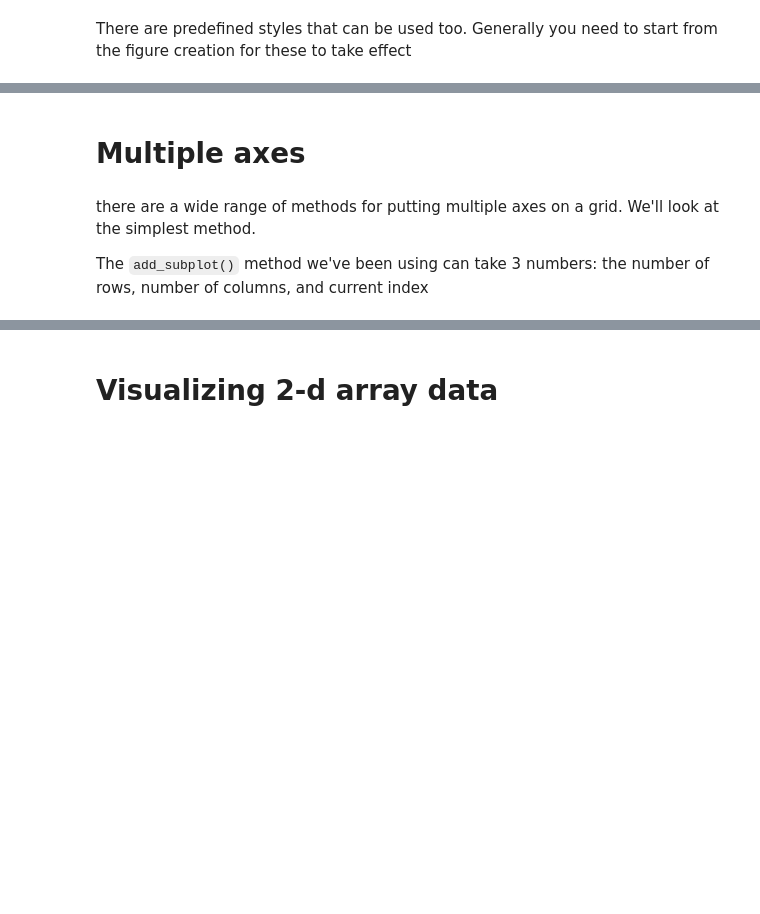
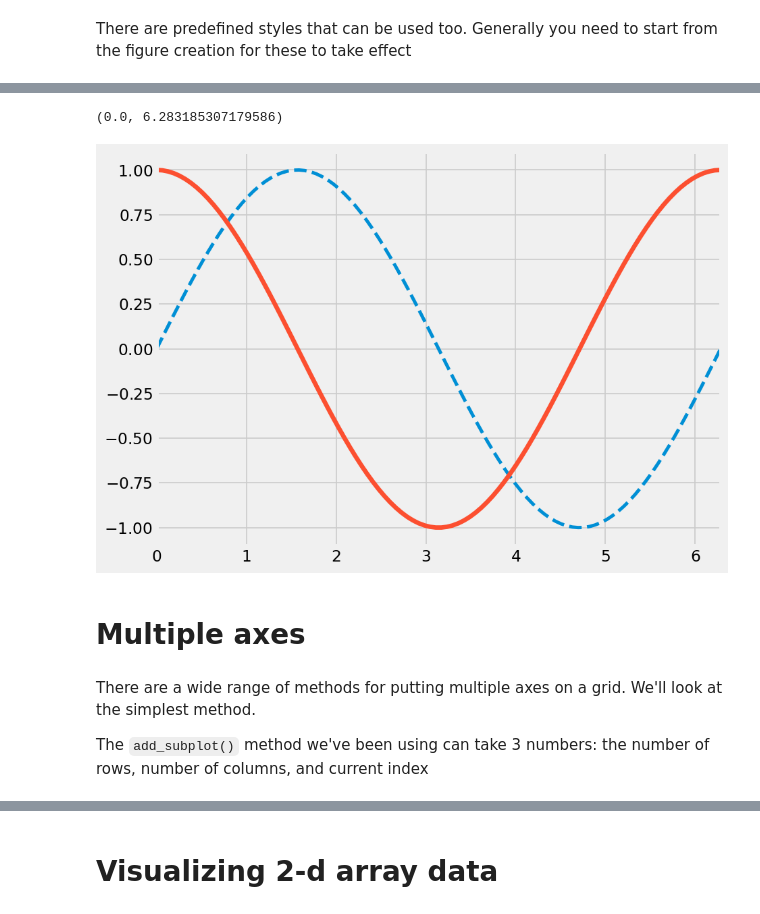
Before and after one commit to sbu-phy-ast-reu/reu-python-tutorial, a Jupyter notebook: content/04-python-matplotlib/matplotlib-basics.ipynb, the cells around one changed output, grey strips where cells are left out. Drawn from its saved outputs; the diff is of its cells as text; code cells hidden in the pictures; blank space fills up the shorter version.

```diff
--- a/content/04-python-matplotlib/matplotlib-basics.ipynb
+++ b/content/04-python-matplotlib/matplotlib-basics.ipynb
@@ -128,17 +139,20 @@ print(plt.style.available)
 # %%
-plt.style.use("seaborn-darkgrid")
+plt.style.use("fivethirtyeight")
 
 fig = plt.figure()
 ax = fig.add_subplot(111)
 ax.plot(x, np.sin(x), linestyle="--", linewidth=3.0)
 ax.plot(x, np.cos(x), linestyle="-")
 ax.set_xlim(0.0, 2.0*np.pi)
+# %% [output]
+(0.0, 6.283185307179586)
+[figure, added]
 # %%
 plt.style.use("default")
 # %% [markdown]
 # Multiple axes
 # %% [markdown]
-there are a wide range of methods for putting multiple axes on a grid.  We'll look at the simplest method.
+There are a wide range of methods for putting multiple axes on a grid.  We'll look at the simplest method.
 
 The `add_subplot()` method we've been using can take 3 numbers: the number of rows, number of columns, and current index
 # %%
```
Also changed, not shown: parts of 37 cells of this notebook, 2 other files.
